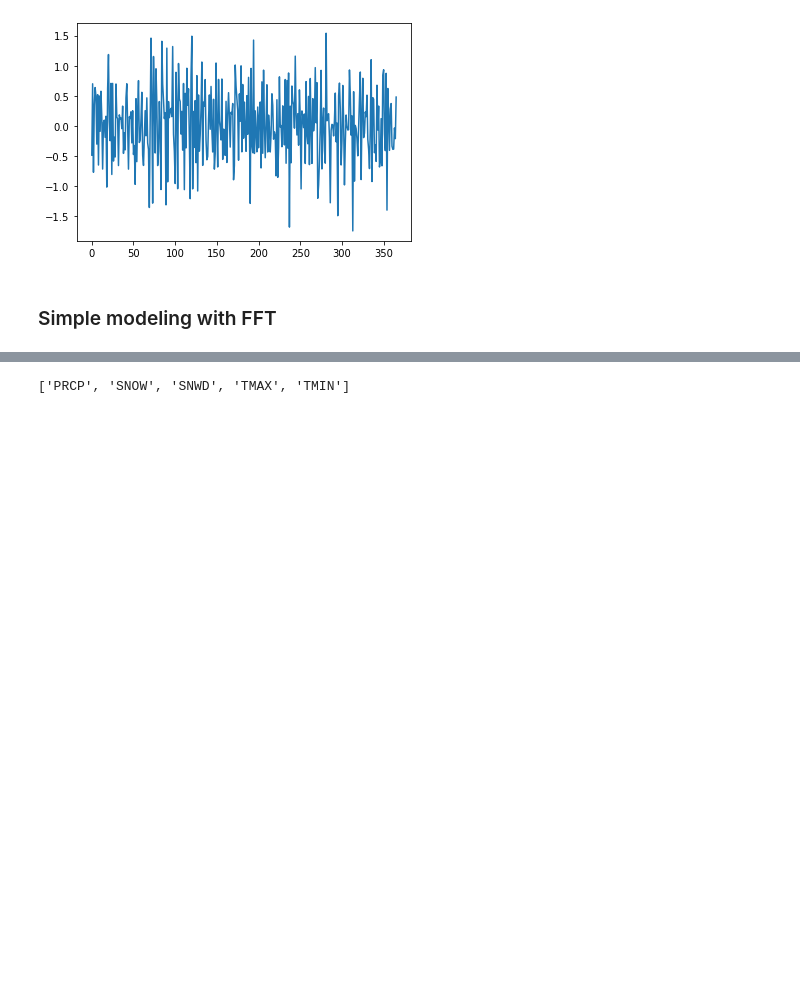
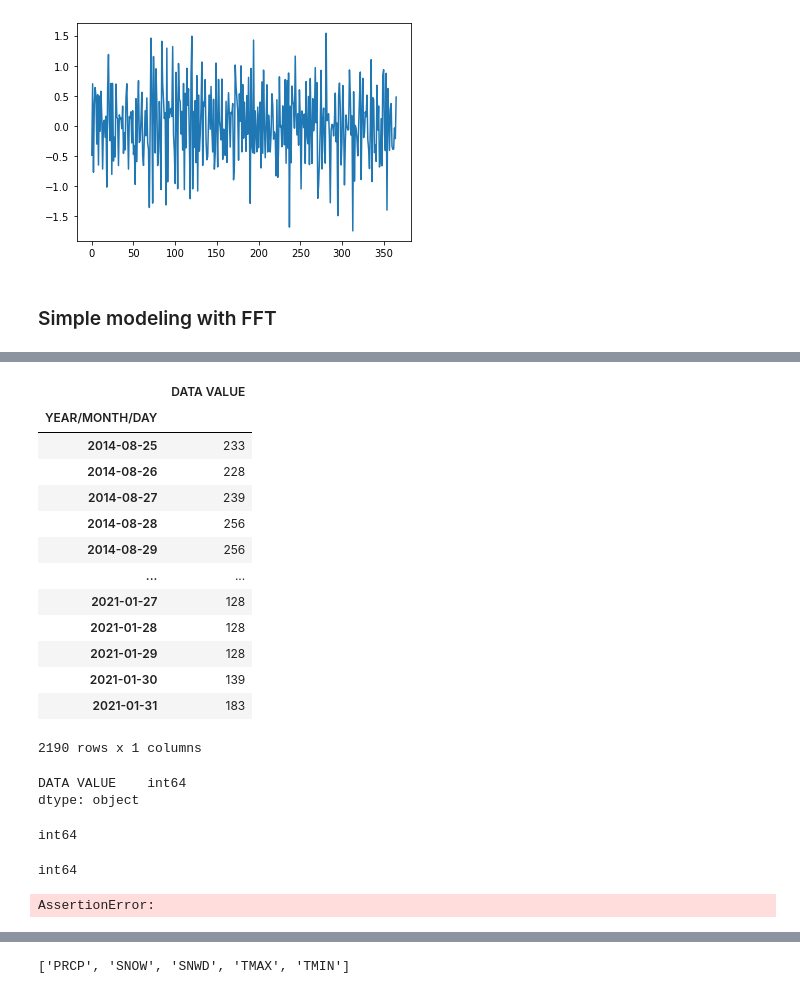
Before and after one commit to briancpark/aws-asdi, a Jupyter notebook: eda.ipynb, the cells around one changed output, grey strips where cells are left out. Drawn from its saved outputs; the diff is of its cells as text; code cells hidden in the pictures; blank space fills up the shorter version.

```diff
--- a/eda.ipynb
+++ b/eda.ipynb
@@ -685,0 +685,4 @@ import greykite
+# %%
+frame = a[["DATA VALUE"]].astype(np.int)
+frame
+# %% [output]
@@ -685,0 +691,36 @@ import greykite
+|  | DATA VALUE |
+| YEAR/MONTH/DAY |  |
+| 2014-08-25 | 233 |
+| 2014-08-26 | 228 |
+| 2014-08-27 | 239 |
+| 2014-08-28 | 256 |
+| 2014-08-29 | 256 |
+| ... | ... |
+| 2021-01-27 | 128 |
+| 2021-01-28 | 128 |
+| 2021-01-29 | 128 |
+| 2021-01-30 | 139 |
+| 2021-01-31 | 183 |
+2190 rows x 1 columns
+# %%
+print(frame.dtypes)
+# %% [output]
+DATA VALUE    int64
+dtype: object
+# %%
+print(frame.dtypes[0])
+# %% [output]
+int64
+# %%
+print(dt)
+# %% [output]
+int64
+# %%
+dtype = frame.dtypes[0]
+for dt in frame.dtypes:
+    if type(frame.dtypes.dtype) == np.dtype:
+        continue
+    assert dt == frame.dtypes
+dtype = np.__getattribute__(str(dtype))
+# %% [output]
+AssertionError:
```
Also changed, not shown: parts of 79 cells of this notebook.
